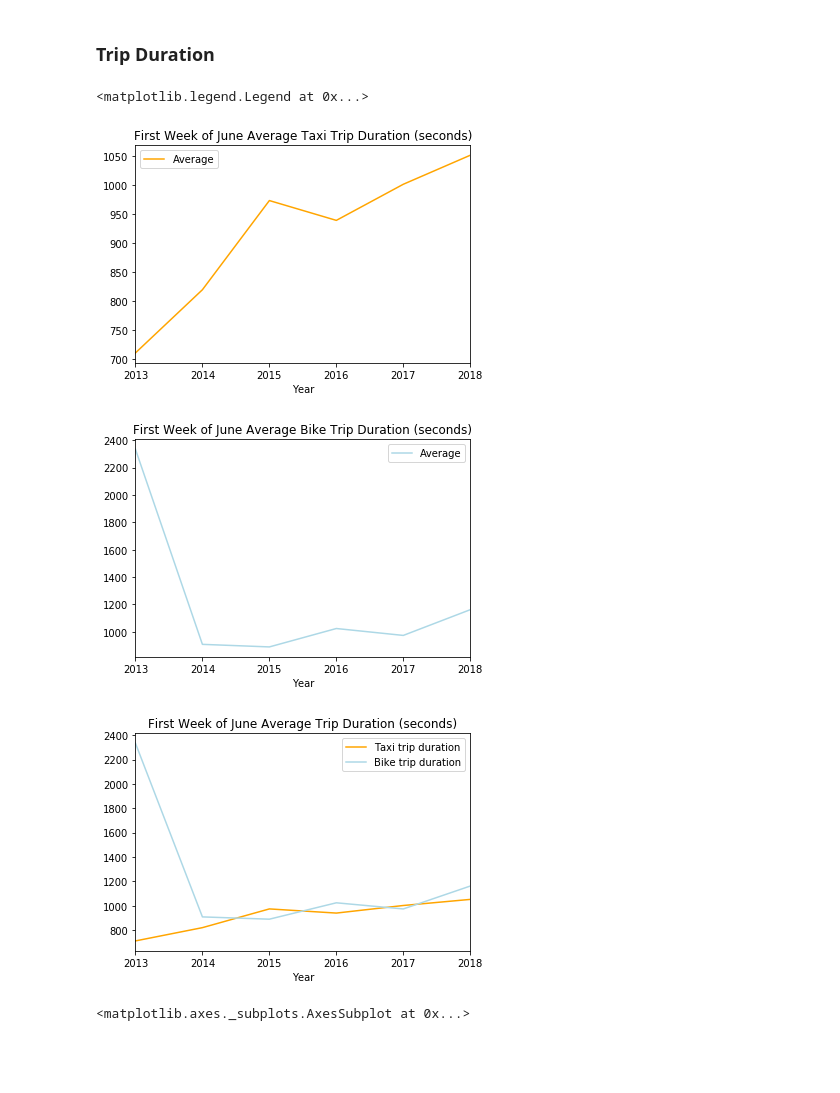
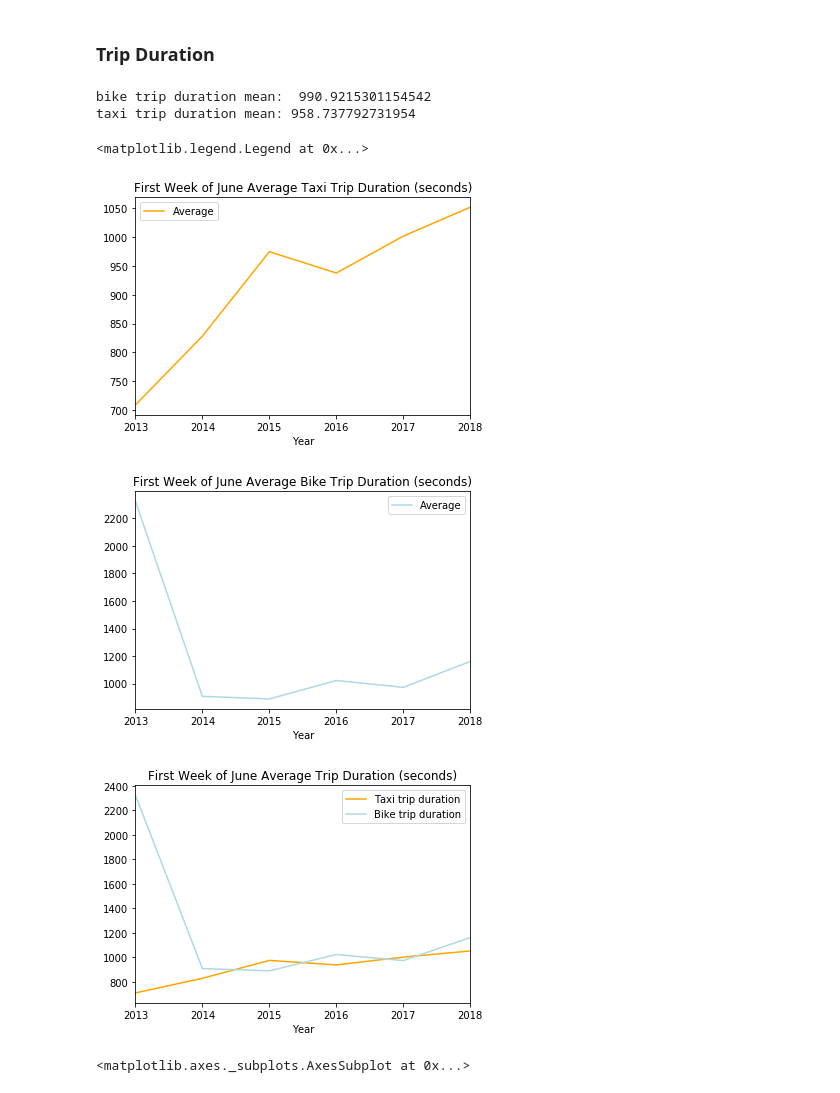
Before and after one commit to dvignoles/nyc-transpo, a Jupyter notebook: nyc_transpo.ipynb, the cells around one changed output. Drawn from its saved outputs; the diff is of its cells as text; code cells hidden in the pictures; blank space fills up the shorter version.

```diff
--- a/nyc_transpo.ipynb
+++ b/nyc_transpo.ipynb
@@ -542,36 +558,57 @@ avg_trip_duration_bike = pd.DataFrame(
         df_bike_2013.tripduration.mean(),
         df_bike_2014.tripduration.mean(),
         df_bike_2015.tripduration.mean(),
         df_bike_2016.tripduration.mean(),
         df_bike_2017.tripduration.mean(),
         df_bike_2018.tripduration.mean()]
     })
+print('bike trip duration mean: ',np.mean([
+        #df_bike_2013.tripduration.mean(),
+        df_bike_2014.tripduration.mean(),
+        df_bike_2015.tripduration.mean(),
+        df_bike_2016.tripduration.mean(),
+        df_bike_2017.tripduration.mean(),
+        df_bike_2018.tripduration.mean()] ))
 
 avg_trip_duration_taxi = pd.DataFrame(
     {'Year': YEARS,
      'Average': [
          df_taxi_2013.tripduration.mean(),
          df_taxi_2014.tripduration.mean(),
          df_taxi_2015.tripduration.mean(),
          df_taxi_2016.tripduration.mean(),
          df_taxi_2017.tripduration.mean(),
          df_taxi_2018.tripduration.mean()]
     })
 
+print('taxi trip duration mean:', np.mean([
+         #df_taxi_2013.tripduration.mean(),
+         df_taxi_2014.tripduration.mean(),
+         df_taxi_2015.tripduration.mean(),
+         df_taxi_2016.tripduration.mean(),
+         df_taxi_2017.tripduration.mean(),
+         df_taxi_2018.tripduration.mean()]))
+
 avg_trip_duration_taxi.plot(
     kind='line', x='Year', y='Average', title='First Week of June Average Taxi Trip Duration (seconds)', color='orange')
+
 avg_trip_duration_bike.plot(
     kind='line', x='Year', y='Average', title='First Week of June Average Bike Trip Duration (seconds)', color='lightblue')
 
 _ = avg_trip_duration_taxi.plot(
     kind='line', x='Year', y='Average', title='First Week of June Average Trip Duration (seconds)', color='orange')
 avg_trip_duration_bike.plot(
     kind='line', x='Year', y='Average', title='First Week of June Average Trip Duration (seconds)', ax=_, color='lightblue')
 _.legend(['Taxi trip duration', 'Bike trip duration'])
+
+
+#fig.savefig('trip_duration.jpg')
 # %% [output]
-<matplotlib.legend.Legend at 0x...>
+bike trip duration mean:  990.9215301154542
+taxi trip duration mean: 958.737792731954
+<matplotlib.legend.Legend at 0x...>
-[figure, old version]
+[figure, new version]
-[figure, old version]
+[figure, new version]
 [figure]
 # %%
 # quick scatter plot--exposes some weird outliers.
```
Also changed, not shown: parts of 5 cells of this notebook.
